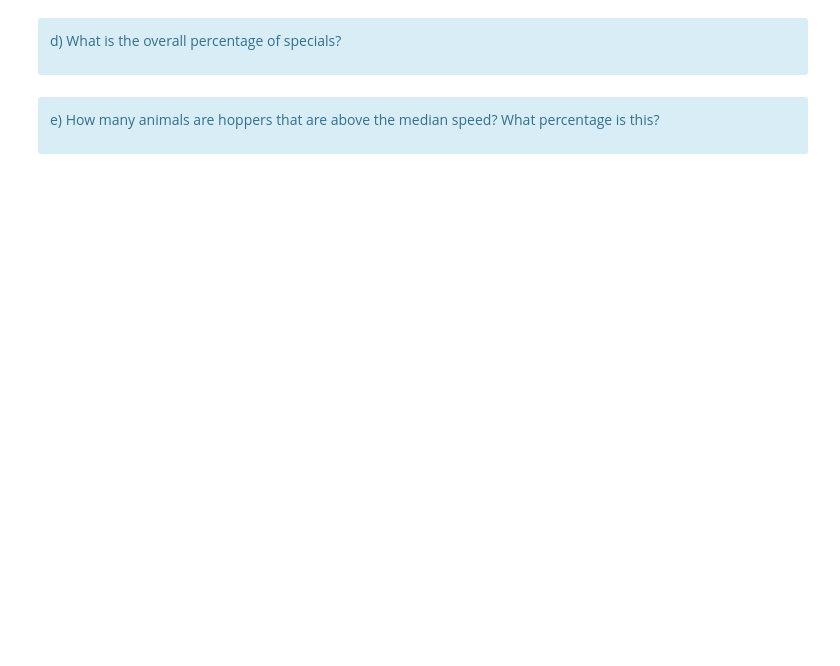
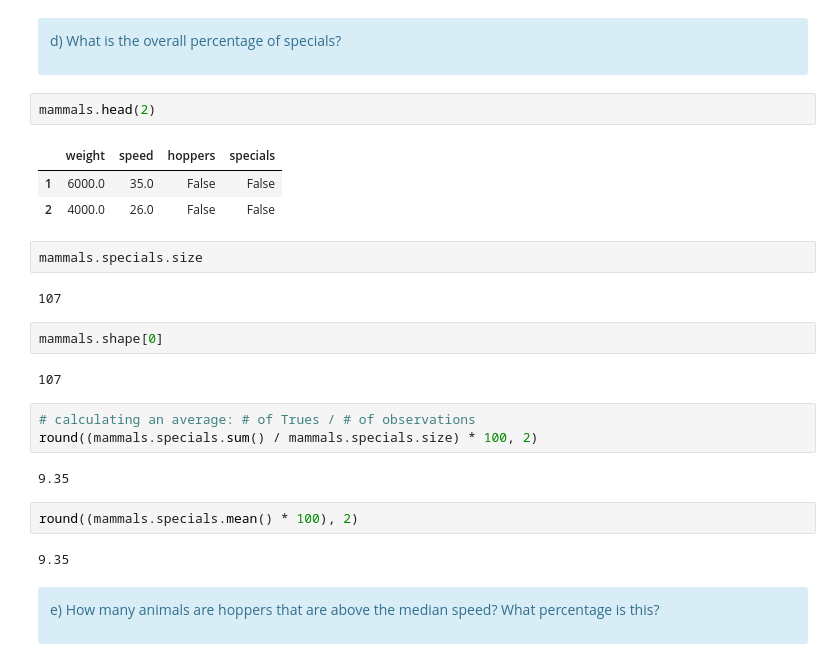
Before and after one commit to CodeupClassroom/robinson-data-science-libraries, a Jupyter notebook: dataframes_exercises.ipynb, the cells around one changed output. Cells and saved outputs as stored; diff of their text form; blank space fills up the shorter version.

```diff
--- a/dataframes_exercises.ipynb
+++ b/dataframes_exercises.ipynb
@@ -496,6 +587,29 @@ c) What is the the weight of the fastest animal?
 <div class="alert alert-block alert-info">
 
 d) What is the overall percentage of specials?
+# %%
+mammals.head(2)
+# %% [output]
+|  | weight | speed | hoppers | specials |
+| 1 | 6000.0 | 35.0 | False | False |
+| 2 | 4000.0 | 26.0 | False | False |
+# %%
+mammals.specials.size
+# %% [output]
+107
+# %%
+mammals.shape[0]
+# %% [output]
+107
+# %%
+# calculating an average: # of Trues / # of observations
+round((mammals.specials.sum() / mammals.specials.size) * 100, 2)
+# %% [output]
+9.35
+# %%
+round((mammals.specials.mean() * 100), 2)
+# %% [output]
+9.35
 # %% [markdown]
 <div class="alert alert-block alert-info">
 
```
Also changed, not shown: parts of 19 cells of this notebook, 2 other files.
